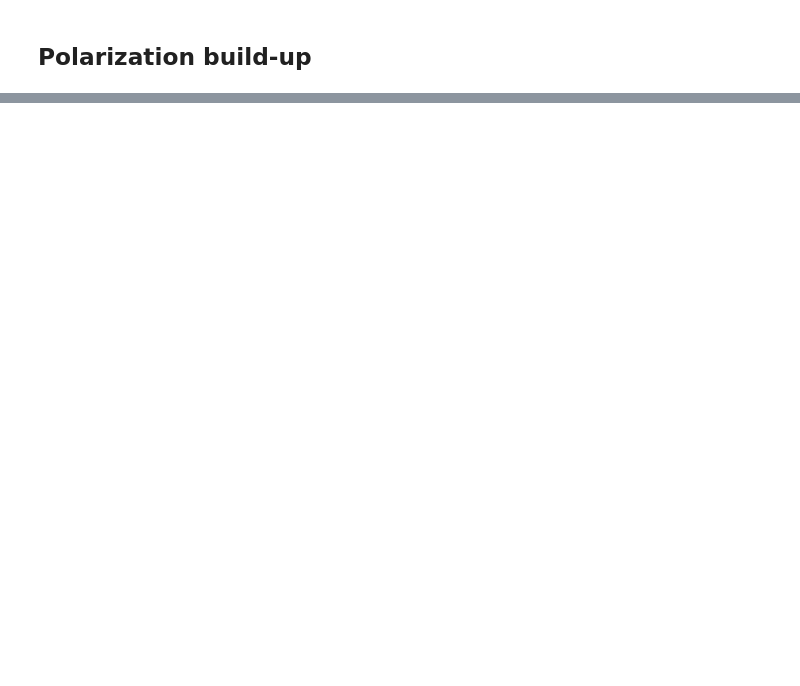
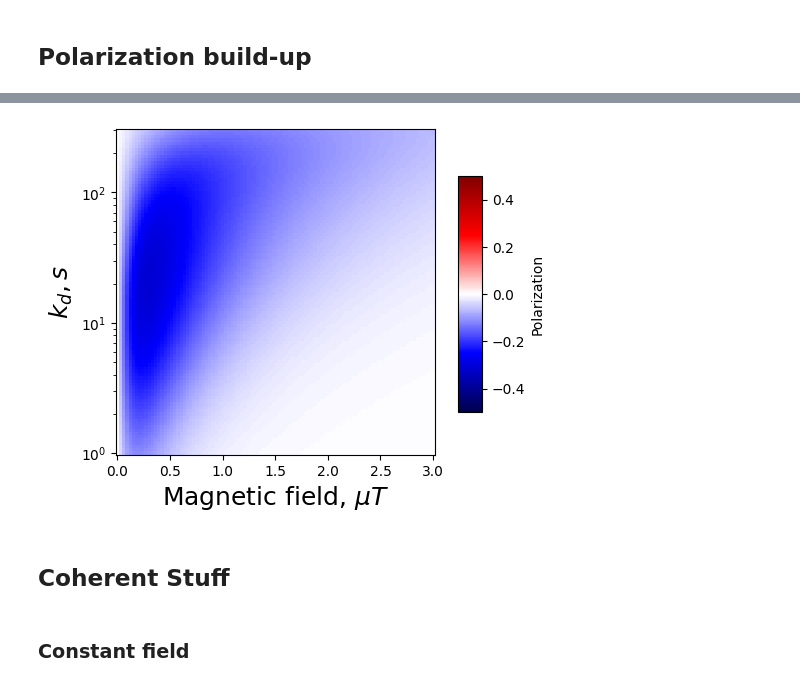
Before and after one commit to L-Siemons/SpinSimulation, a Jupyter notebook: examples/SABRE.ipynb, the cells around one changed output, grey strips where cells are left out. Cells and saved outputs as stored; diff of their text form; code cells hidden in the pictures; blank space fills up the shorter version.

```diff
--- a/examples/SABRE.ipynb
+++ b/examples/SABRE.ipynb
@@ -212,0 +253,12 @@ plt.tight_layout()
+# %%
+X,Y,Z=B0*1e+6,kd,P_2
+x_axis = {"title": r'Magnetic field, $\mathit{\mu} T$',"scale": "linear"}
+y_axis = {"title": r'$\mathit{k_d}, s$',"scale": "log"}
+z_range=0.5
+plot_2D(X,Y,Z,z_range,x_axis=x_axis,y_axis=y_axis)
+# %% [output]
+[figure, added]
+# %% [markdown]
+## Coherent Stuff
+# %% [markdown]
+### Constant field
```
Also changed, not shown: parts of 21 cells of this notebook, 3 other files.
